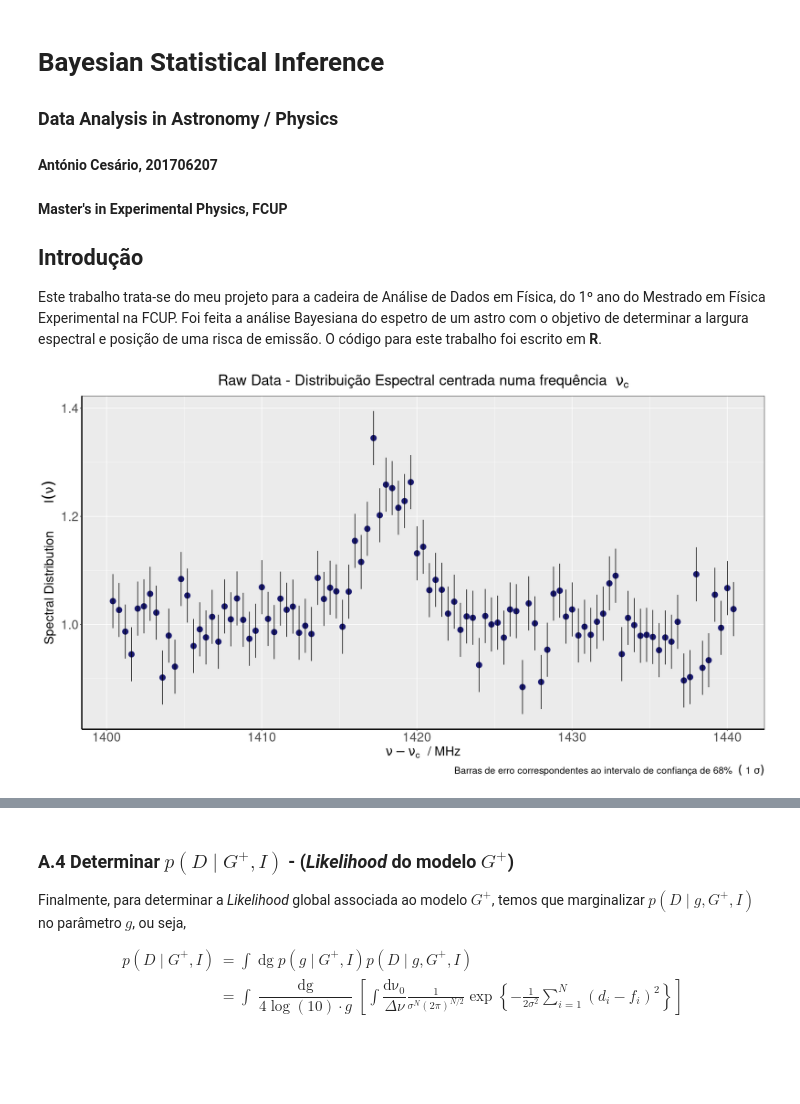
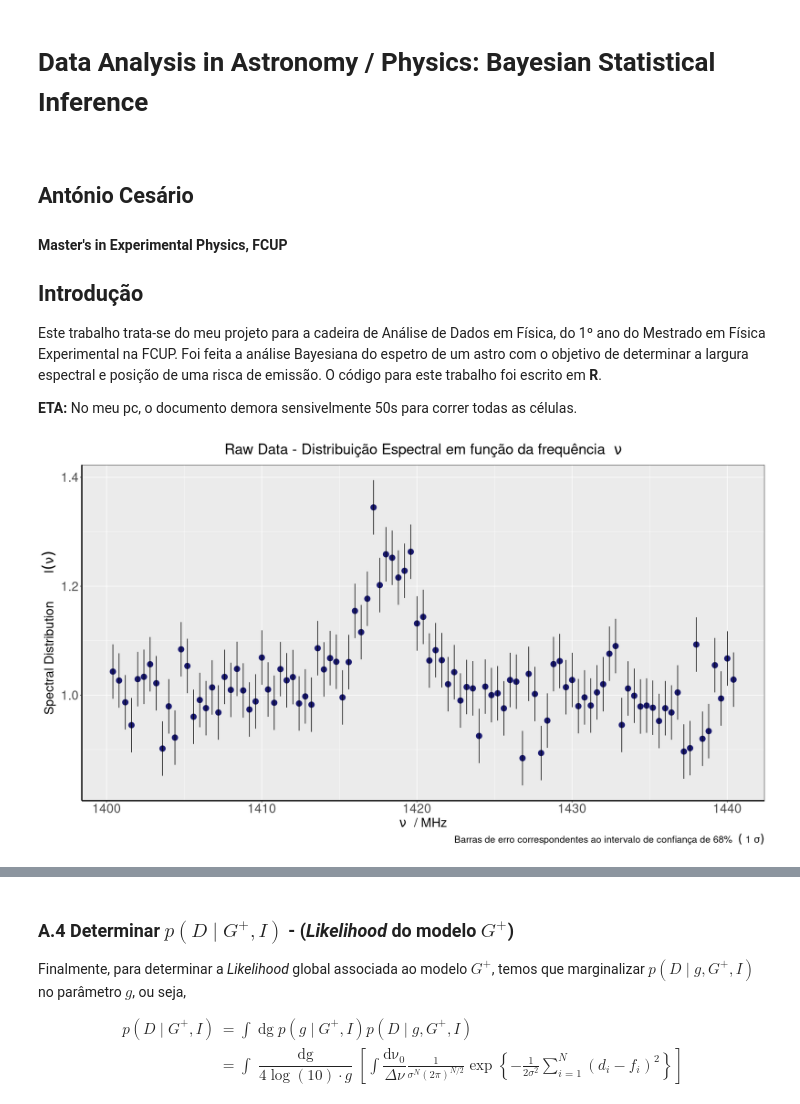
Before and after one commit to cesarium/da-bayesian-star, a Jupyter notebook: notebook.ipynb, the cells around one changed output, grey strips where cells are left out. Drawn from its saved outputs; the diff is of its cells as text; code cells hidden in the pictures; blank space fills up the shorter version.

```diff
--- a/notebook.ipynb
+++ b/notebook.ipynb
@@ -1,12 +1,14 @@
 # %% [markdown]
-# Bayesian Statistical Inference
-### Data Analysis in Astronomy / Physics
-#### António Cesário, 201706207
+# Data Analysis in Astronomy / Physics: Bayesian Statistical Inference
+<br>
+
+## António Cesário
 #### Master's in Experimental Physics, FCUP
-
 
 ## Introdução
 Este trabalho trata-se do meu projeto para a cadeira de Análise de Dados em Física, do 1º ano do Mestrado em Física Experimental na FCUP. Foi feita a análise Bayesiana do espetro de um astro com o objetivo de determinar a largura espectral e posição de uma risca de emissão. O código para este trabalho foi escrito em **R**.
+
+**ETA:** No meu pc, o documento demora sensivelmente 50s para correr todas as células.
 # %%
 library('ggplot2')
 library('pracma')
@@ -29,35 +31,35 @@ jupyter.theme <- function(base_size = 13, base_family = "", base_line_size = bas
                          base_rect_size = base_size/22) {
   theme(
     legend.key.size = unit(10, 'cm'), #change legend key size
     legend.key.height = unit(1, 'cm'), #change legend key height
     legend.key.width = unit(1, 'cm'), #change legend key width
     legend.title = element_text(size=18), #change legend title font size
     legend.text = element_text(size=15), #change legend text font size
     plot.title = element_text(size=23,hjust = 0.5),
     axis.title = element_text(size = 20),
     axis.text.x = element_text(size = 20),
     axis.text.y = element_text(size = 20),
     plot.caption = element_text(size = 15, face = "italic"),
     #panel.background = element_rect(fill="white"),
     axis.line = element_line(size = 1, colour = "black"),
     strip.background = element_rect(fill = "#cddcdd"),
     panel.border = element_rect(colour = "black", fill=NA, size=0.5),
         strip.text = element_text(colour = "black"),
         legend.key=element_blank()
   )
 }
 
 # actual plotting
 ggplot( aes(x = freq, y = intensity), data = dados) +
     geom_point( size = 4 , colour = 'midnightblue' ) +
-    xlab(bquote(nu-nu[c]~' / MHz')) +
+    xlab(bquote(nu~' / MHz')) +
     ylab(bquote('Spectral Distribution\t' ~ I(nu))) +
     labs(title = bquote('Raw Data - Distribuição Espectral em função da frequência '~nu),
         caption = bquote('Barras de erro correspondentes ao intervalo de confiança de 68% '~(~'1'~sigma))) +
     geom_linerange(aes(ymin = intensity -.05, ymax = intensity + .05)) +
     jupyter.theme()
 # %% [output]
-[figure, old version]
+[figure, new version]
 # %% [markdown]
 ## A. Question A
 
```
Also changed, not shown: parts of 12 cells of this notebook, 1 other file.
